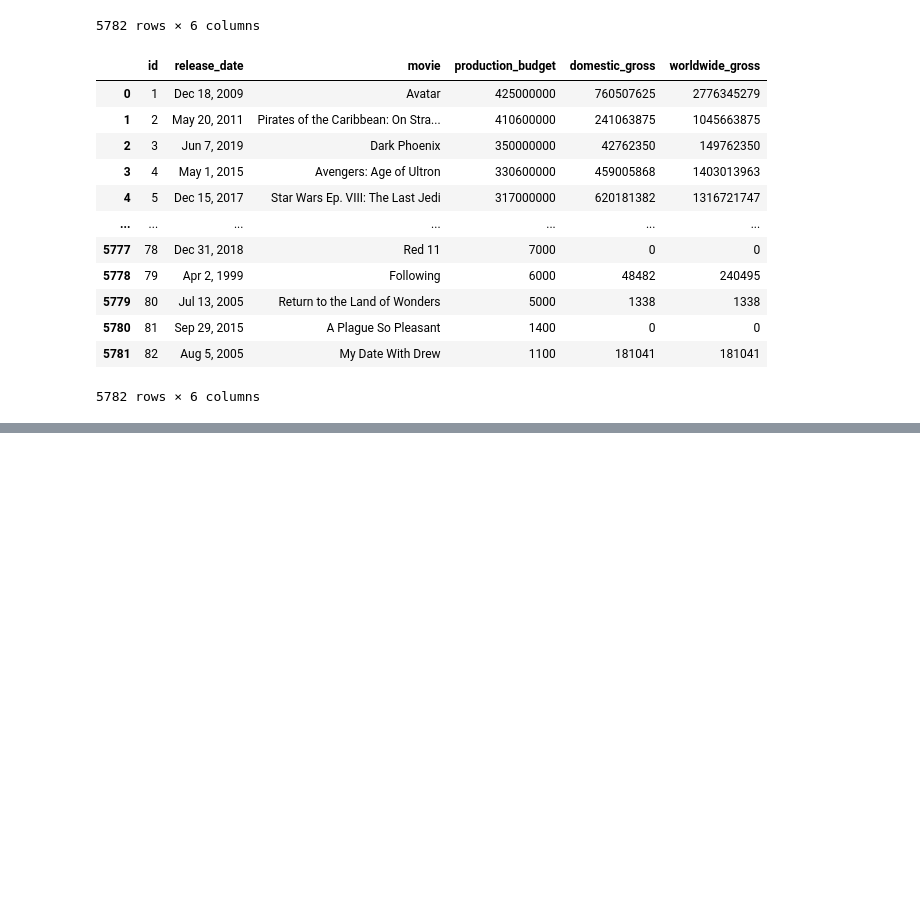
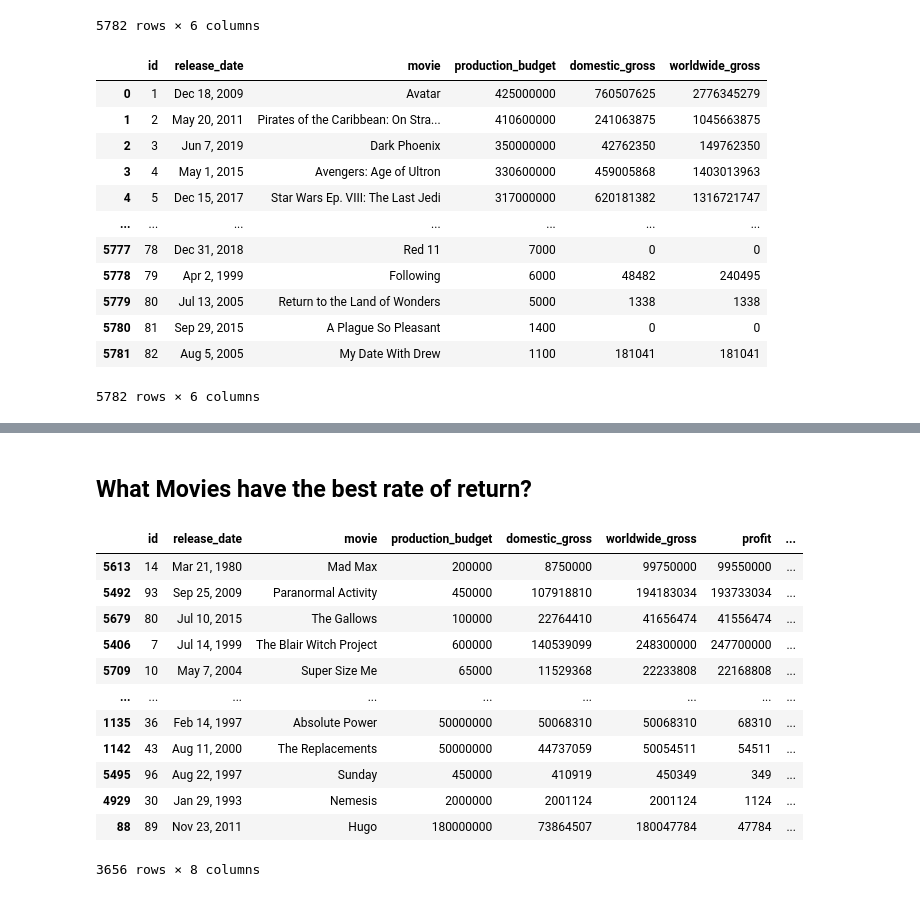
Before and after one commit to camdeman/MMA, a Jupyter notebook: Movies_Cameron.ipynb, the cells around one changed output, grey strips where cells are left out. Saved outputs shown, nothing was run; the diff lists cells and outputs as text; code cells hidden in the pictures; blank space fills up the shorter version.

```diff
--- a/Movies_Cameron.ipynb
+++ b/Movies_Cameron.ipynb
@@ -139,0 +141,20 @@ ax.legend(["Example"], loc=1);
+# %% [markdown]
+## What Movies have the best rate of return?
+# %%
+df_return_rate = df.sort_values(by=['return_rate'], ascending = False )
+df_return_rate = df_return_rate.drop(labels=5745, axis=0)
+df_return_rate
+# %% [output]
+|  | id | release_date | movie | production_budget | domestic_gross | worldwide_gross | profit | ... |
+| 5613 | 14 | Mar 21, 1980 | Mad Max | 200000 | 8750000 | 99750000 | 99550000 | ... |
+| 5492 | 93 | Sep 25, 2009 | Paranormal Activity | 450000 | 107918810 | 194183034 | 193733034 | ... |
+| 5679 | 80 | Jul 10, 2015 | The Gallows | 100000 | 22764410 | 41656474 | 41556474 | ... |
+| 5406 | 7 | Jul 14, 1999 | The Blair Witch Project | 600000 | 140539099 | 248300000 | 247700000 | ... |
+| 5709 | 10 | May 7, 2004 | Super Size Me | 65000 | 11529368 | 22233808 | 22168808 | ... |
+| ... | ... | ... | ... | ... | ... | ... | ... | ... |
+| 1135 | 36 | Feb 14, 1997 | Absolute Power | 50000000 | 50068310 | 50068310 | 68310 | ... |
+| 1142 | 43 | Aug 11, 2000 | The Replacements | 50000000 | 44737059 | 50054511 | 54511 | ... |
+| 5495 | 96 | Aug 22, 1997 | Sunday | 450000 | 410919 | 450349 | 349 | ... |
+| 4929 | 30 | Jan 29, 1993 | Nemesis | 2000000 | 2001124 | 2001124 | 1124 | ... |
+| 88 | 89 | Nov 23, 2011 | Hugo | 180000000 | 73864507 | 180047784 | 47784 | ... |
+3656 rows × 8 columns
```
Also changed, not shown: parts of 18 cells of this notebook, 2 other files.
